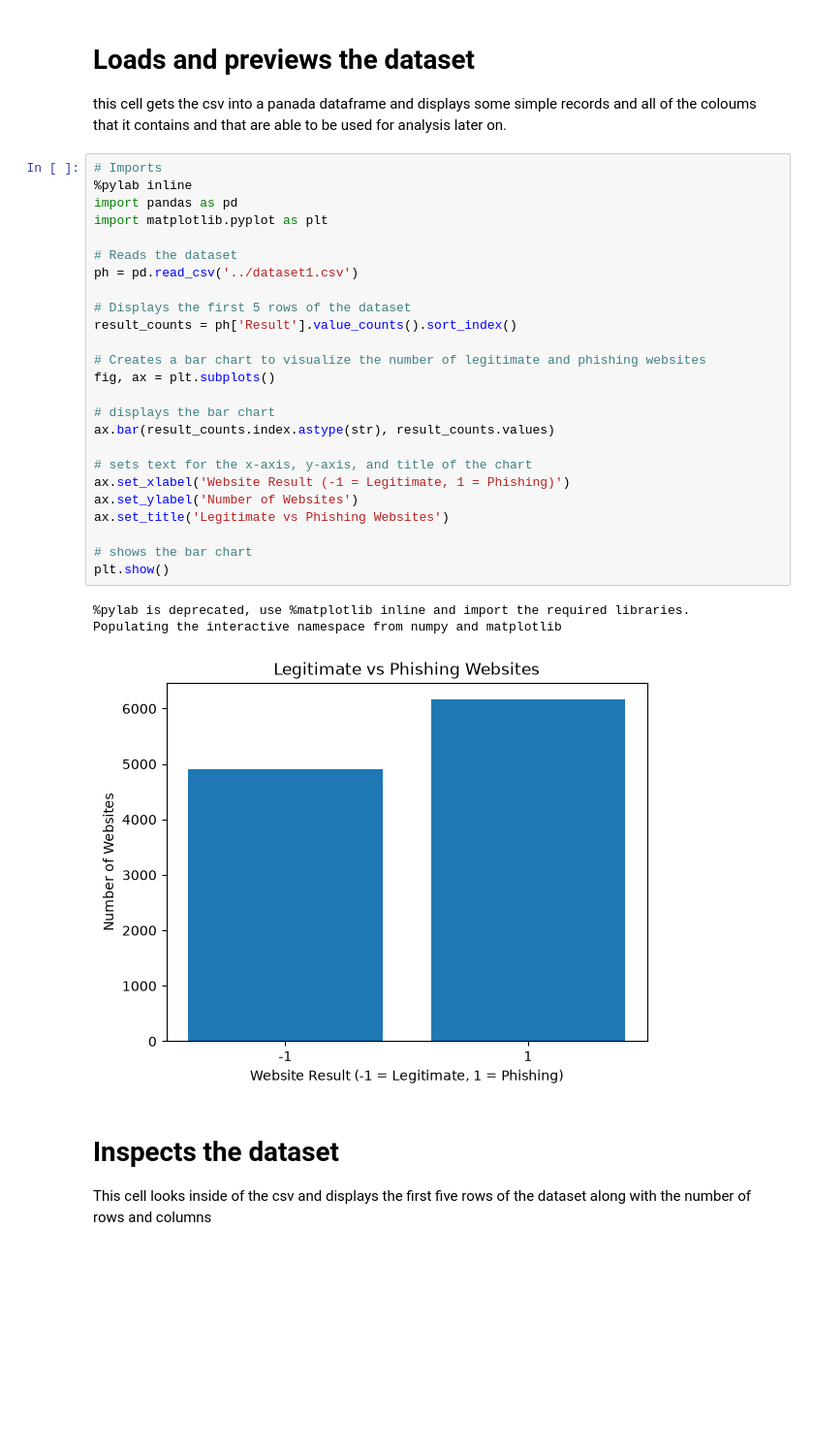
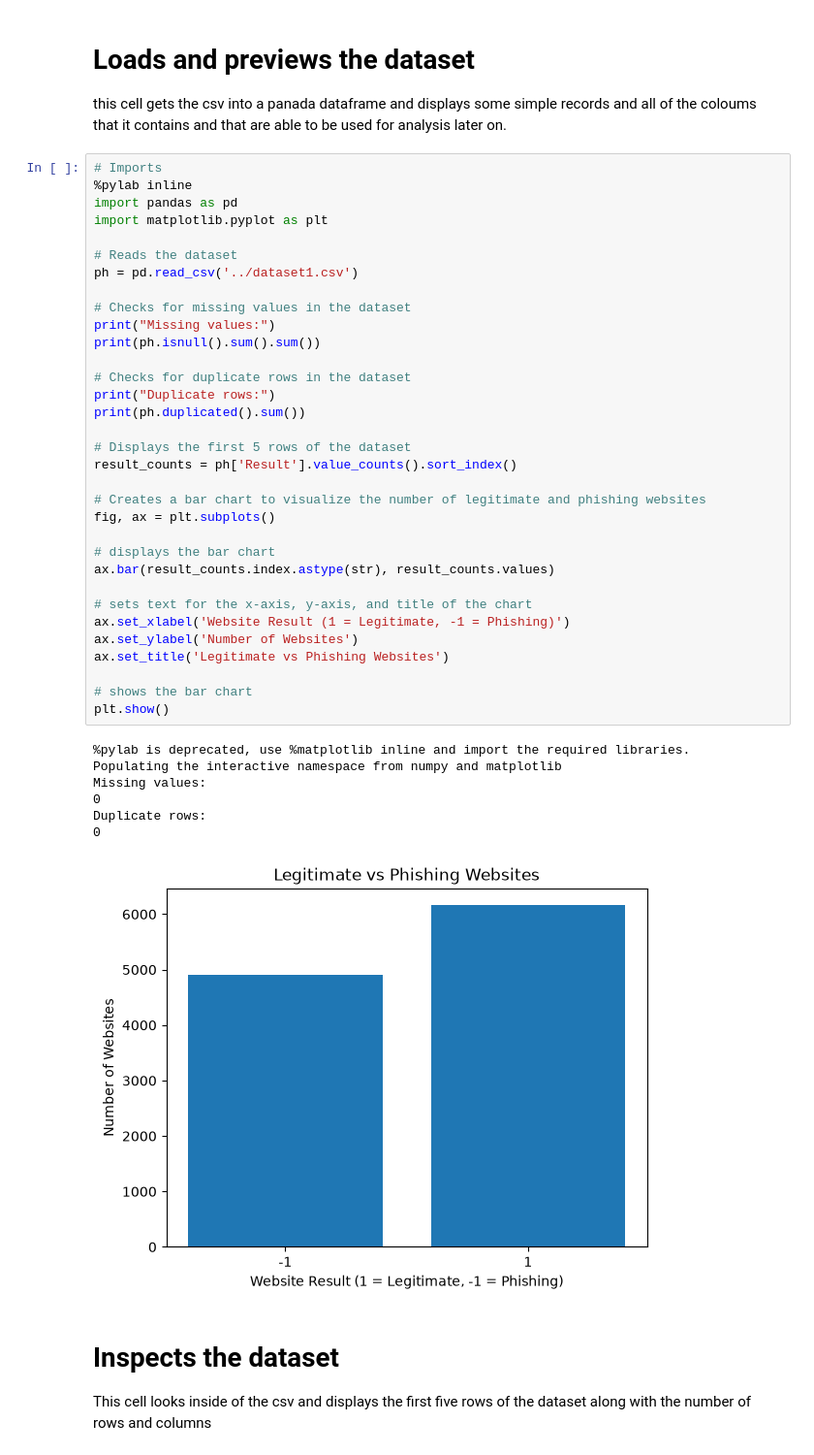
Before and after one commit to Sam-Cardo/Phishing-Website-Detection-DS-ML, a Jupyter notebook: model/phising_website.ipynb, the cells around one changed output. Shown at 97% size. Drawn from its saved outputs; the diff is of its cells as text; blank space fills up the shorter version.

```diff
--- a/model/phising_website.ipynb
+++ b/model/phising_website.ipynb
@@ -7,32 +7,44 @@ this cell gets the csv into a panada dataframe and displays some simple records
 # %%
 # Imports
 %pylab inline
 import pandas as pd
 import matplotlib.pyplot as plt
 
 # Reads the dataset
 ph = pd.read_csv('../dataset1.csv')
+
+# Checks for missing values in the dataset
+print("Missing values:")
+print(ph.isnull().sum().sum())
+
+# Checks for duplicate rows in the dataset
+print("Duplicate rows:")
+print(ph.duplicated().sum())
 
 # Displays the first 5 rows of the dataset
 result_counts = ph['Result'].value_counts().sort_index()
 
 # Creates a bar chart to visualize the number of legitimate and phishing websites
 fig, ax = plt.subplots()
 
 # displays the bar chart
 ax.bar(result_counts.index.astype(str), result_counts.values)
 
 # sets text for the x-axis, y-axis, and title of the chart
-ax.set_xlabel('Website Result (-1 = Legitimate, 1 = Phishing)')
+ax.set_xlabel('Website Result (1 = Legitimate, -1 = Phishing)')
 ax.set_ylabel('Number of Websites')
 ax.set_title('Legitimate vs Phishing Websites')
 
 # shows the bar chart
 plt.show()
 # %% [output]
 %pylab is deprecated, use %matplotlib inline and import the required libraries.
 Populating the interactive namespace from numpy and matplotlib
+Missing values:
+0
+Duplicate rows:
+0
-[figure, old version]
+[figure, new version]
 # %% [markdown]
 # Inspects the dataset
 This cell looks inside of the csv and displays the first five rows of the dataset along with the number of rows and columns
```
Also changed, not shown: parts of 3 cells of this notebook.
